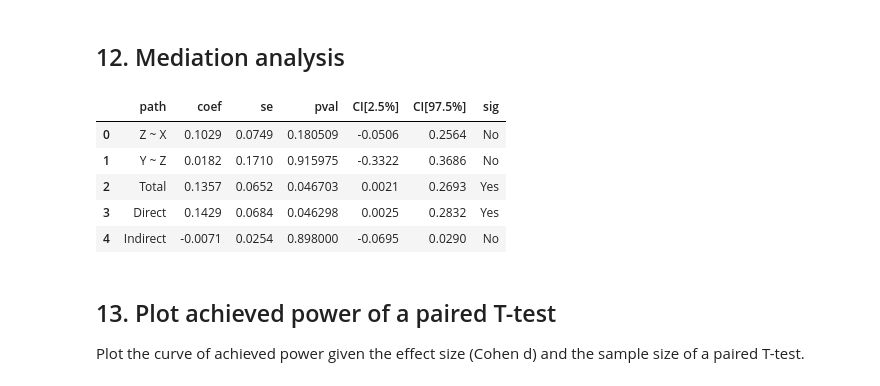
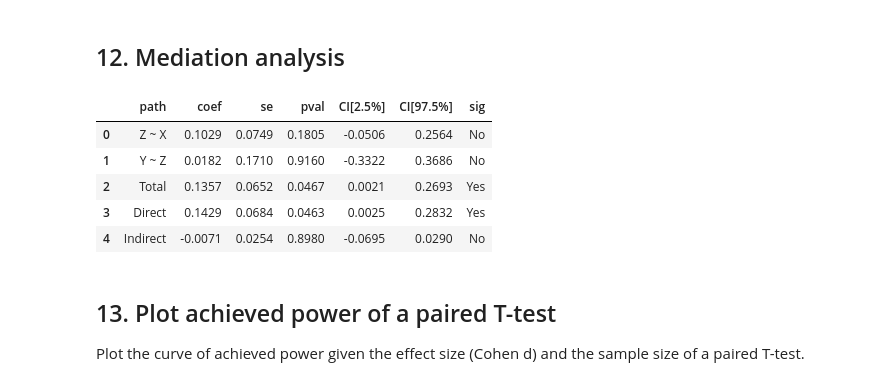
Before and after one commit to raphaelvallat/pingouin, a Jupyter notebook: notebooks/00_QuickStart.ipynb, the cells around one changed output. Saved outputs shown, nothing was run; the diff lists cells and outputs as text; code cells hidden in the pictures.

```diff
--- a/notebooks/00_QuickStart.ipynb
+++ b/notebooks/00_QuickStart.ipynb
@@ -153,14 +148,14 @@ pg.linear_regression(data[['X', 'Z']], data['Y']).round(4)
 # %% [markdown]
 ## 12. Mediation analysis
 # %%
-pg.mediation_analysis(data=data, x='X', m='Z', y='Y', seed=42, n_boot=1000)
+pg.mediation_analysis(data=data, x='X', m='Z', y='Y', seed=42, n_boot=1000).round(4)
 # %% [output]
 |  | path | coef | se | pval | CI[2.5%] | CI[97.5%] | sig |
-| 0 | Z ~ X | 0.1029 | 0.0749 | 0.180509 | -0.0506 | 0.2564 | No |
-| 1 | Y ~ Z | 0.0182 | 0.1710 | 0.915975 | -0.3322 | 0.3686 | No |
-| 2 | Total | 0.1357 | 0.0652 | 0.046703 | 0.0021 | 0.2693 | Yes |
-| 3 | Direct | 0.1429 | 0.0684 | 0.046298 | 0.0025 | 0.2832 | Yes |
-| 4 | Indirect | -0.0071 | 0.0254 | 0.898000 | -0.0695 | 0.0290 | No |
+| 0 | Z ~ X | 0.1029 | 0.0749 | 0.1805 | -0.0506 | 0.2564 | No |
+| 1 | Y ~ Z | 0.0182 | 0.1710 | 0.9160 | -0.3322 | 0.3686 | No |
+| 2 | Total | 0.1357 | 0.0652 | 0.0467 | 0.0021 | 0.2693 | Yes |
+| 3 | Direct | 0.1429 | 0.0684 | 0.0463 | 0.0025 | 0.2832 | Yes |
+| 4 | Indirect | -0.0071 | 0.0254 | 0.8980 | -0.0695 | 0.0290 | No |
 # %% [markdown]
 ## 13. Plot achieved power of a paired T-test
 
```
Also changed, not shown: parts of 7 cells of this notebook, 30 other files.
